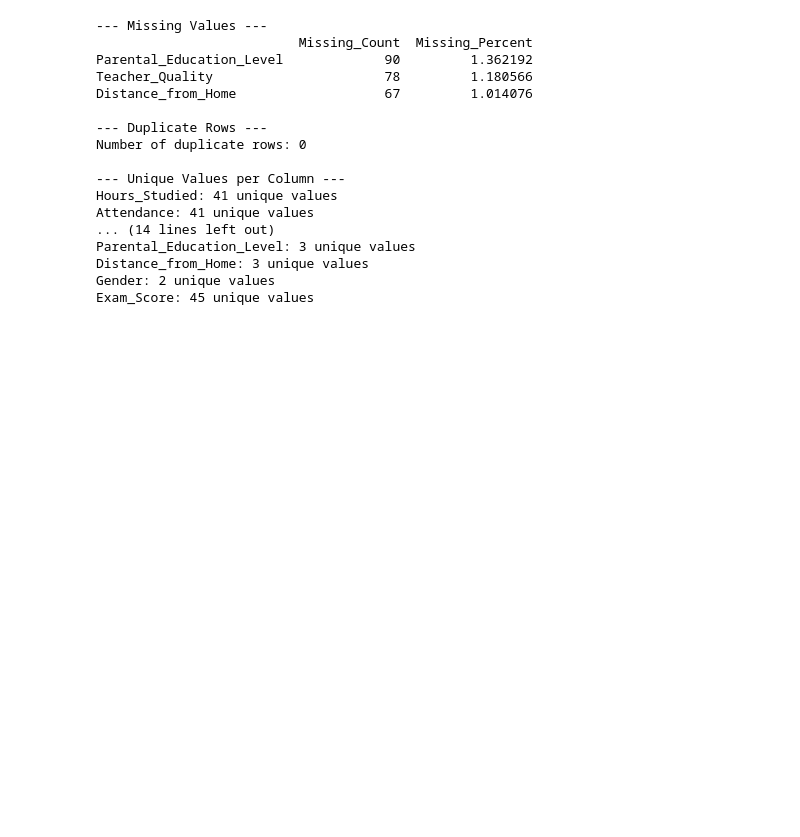
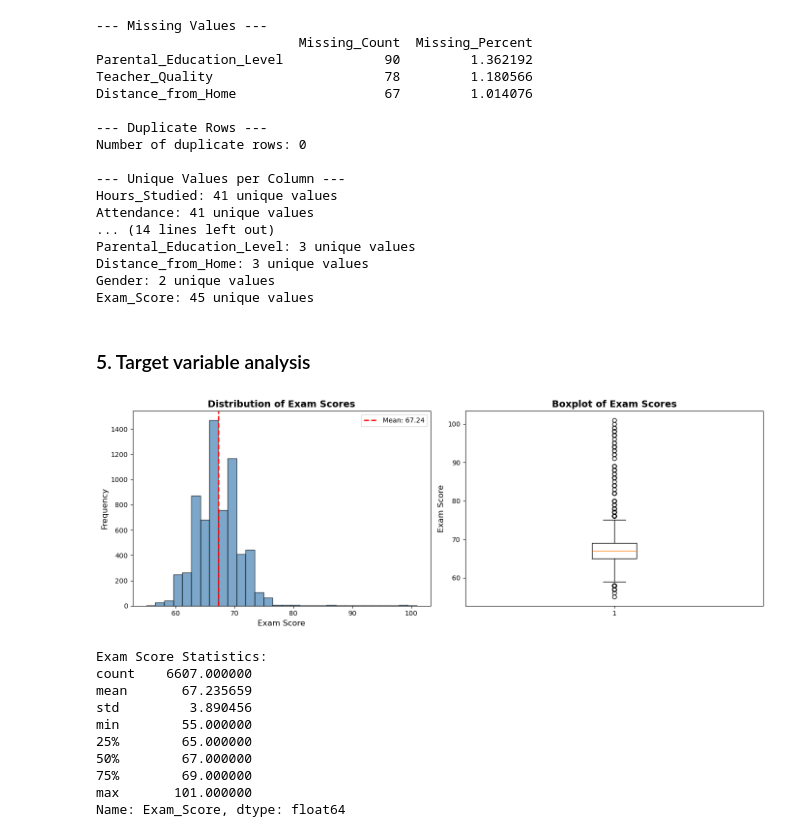
Before and after one commit to Rasath16/Student-Score-Predictor, a Jupyter notebook: 01_Data_exploration.ipynb, the cells around one changed output. Saved outputs shown, nothing was run; the diff lists cells and outputs as text; code cells hidden in the pictures; blank space fills up the shorter version.

Commit message:
target analyssis is done

```diff
--- a/01_Data_exploration.ipynb
+++ b/01_Data_exploration.ipynb
@@ -113,3 +113,36 @@ Parental_Education_Level: 3 unique values
 Distance_from_Home: 3 unique values
 Gender: 2 unique values
 Exam_Score: 45 unique values
+# %% [markdown]
+### 5. Target variable analysis
+# %%
+fig, axes = plt.subplots(1, 2, figsize=(14, 5))
+
+axes[0].hist(df['Exam_Score'], bins=30, edgecolor='black', alpha=0.7, color='steelblue')
+axes[0].axvline(df['Exam_Score'].mean(), color='red', linestyle='--', linewidth=2, label=f'Mean: {df["Exam_Score"].mean():.2f}')
+axes[0].set_xlabel('Exam Score', fontsize=12)
+axes[0].set_ylabel('Frequency', fontsize=12)
+axes[0].set_title('Distribution of Exam Scores', fontsize=14, fontweight='bold')
+axes[0].legend()
+
+axes[1].boxplot(df['Exam_Score'])
+axes[1].set_ylabel('Exam Score', fontsize=12)
+axes[1].set_title('Boxplot of Exam Scores', fontsize=14, fontweight='bold')
+
+plt.tight_layout()
+plt.show()
+
+print(f"\nExam Score Statistics:")
+print(df['Exam_Score'].describe())
+# %% [output]
+[figure, added]
+Exam Score Statistics:
+count    6607.000000
+mean       67.235659
+std         3.890456
+min        55.000000
+25%        65.000000
+50%        67.000000
+75%        69.000000
+max       101.000000
+Name: Exam_Score, dtype: float64
```
